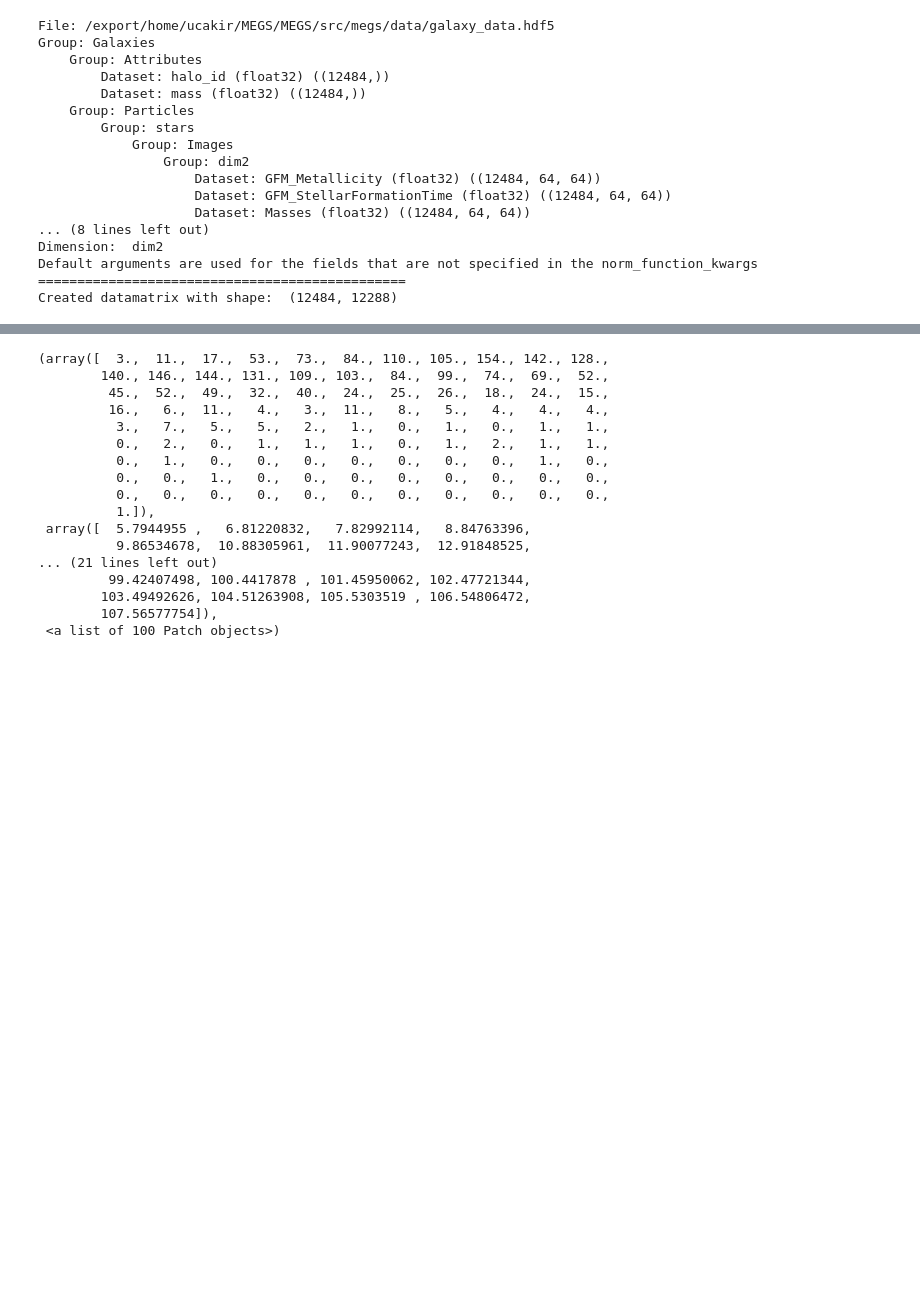
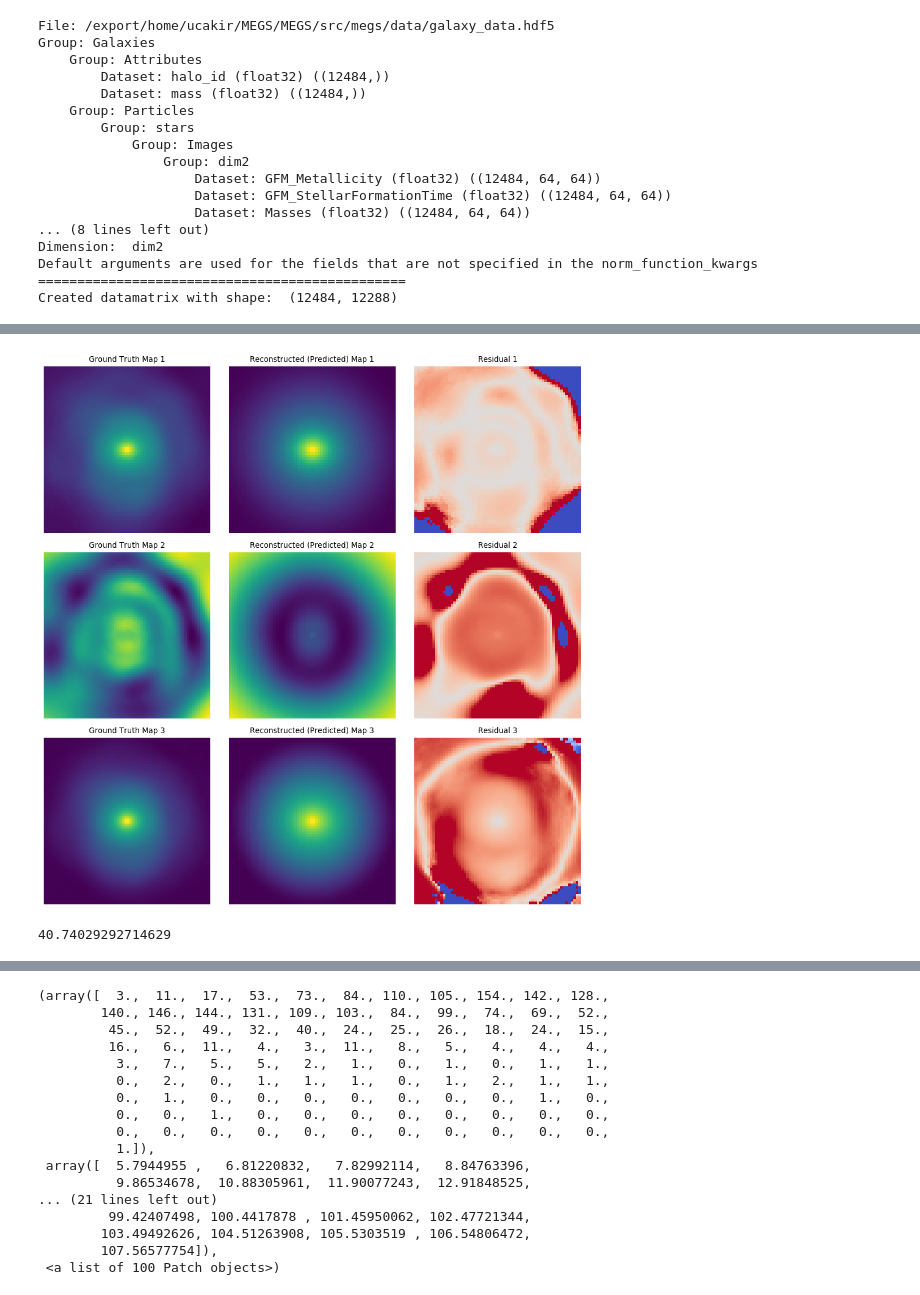
Before and after one commit to ufuk-cakir/MEGS, a Jupyter notebook: exp/new_network.ipynb, the cells around one changed output, grey strips where cells are left out. Saved outputs shown, nothing was run; the diff lists cells and outputs as text; code cells hidden in the pictures; blank space fills up the shorter version.

```diff
--- a/exp/new_network.ipynb
+++ b/exp/new_network.ipynb
@@ -151,2 +313,8 @@ Epoch 111/1000, Loss: 2.268685595245118
+# %%
+scores = evaluate(model, test_data, test_targets)
+evaluate_prediction(scores, test_targets, index = 20)
+# %% [output]
+[figure, added]
+40.74029292714629
 # %%
 # %% [output]
```
Also changed, not shown: parts of 16 cells of this notebook, 9 other files.
